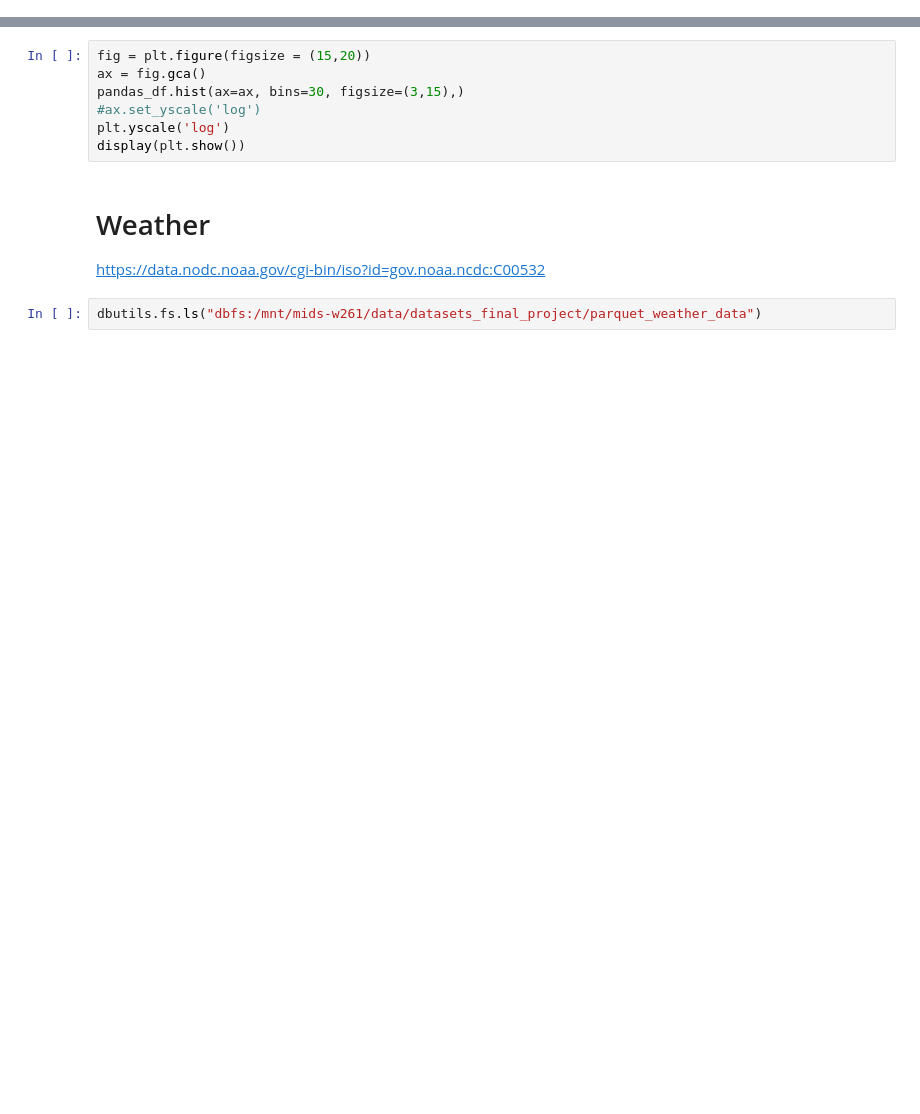
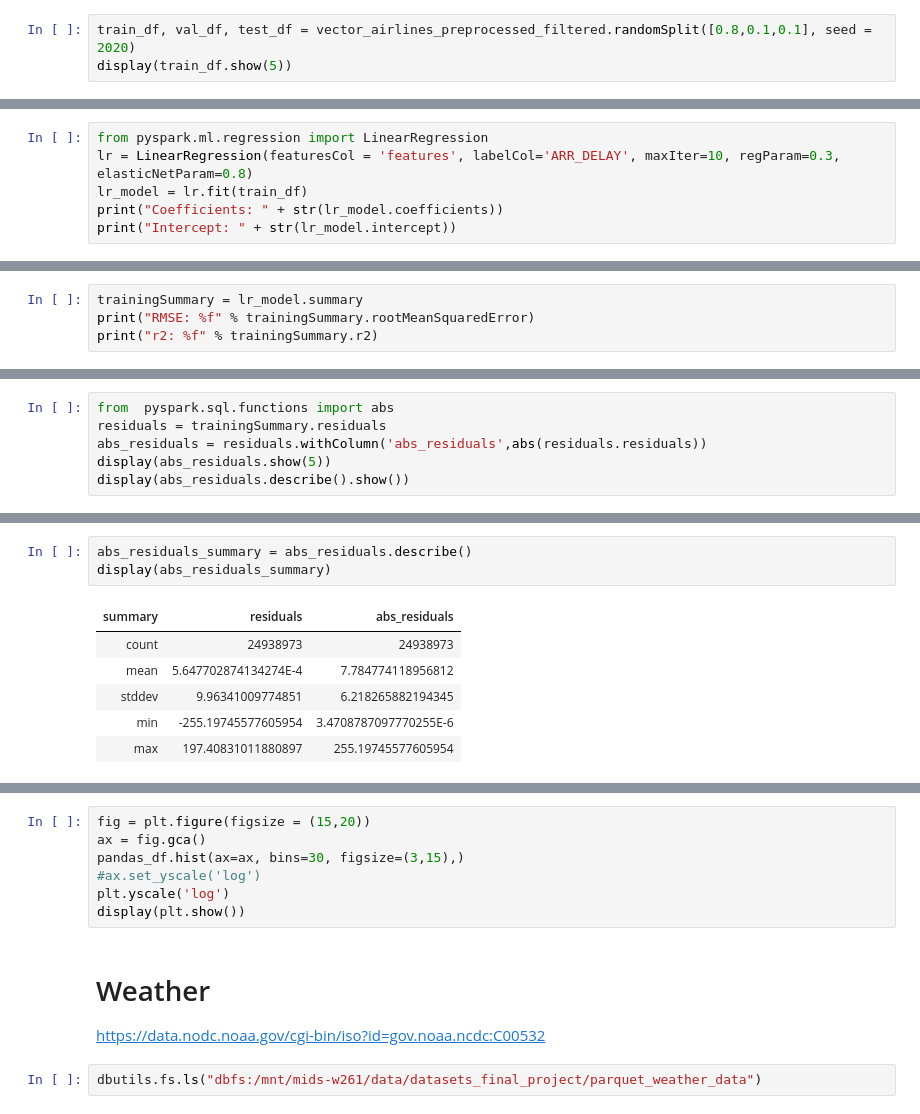
Before and after one commit to jayeshparikh/w261-project, a Jupyter notebook: AirlineDelaysWeather_WIP.ipynb, the cells around one changed output, grey strips where cells are left out. Cells and saved outputs as stored; diff of their text form; blank space fills up the shorter version.

```diff
--- a/AirlineDelaysWeather_WIP.ipynb
+++ b/AirlineDelaysWeather_WIP.ipynb
@@ -162,0 +199,3 @@ display(airlines_filtered.describe())
+# %%
+train_df, val_df, test_df = vector_airlines_preprocessed_filtered.randomSplit([0.8,0.1,0.1], seed = 2020)
+display(train_df.show(5))
@@ -162,0 +219,6 @@ display(airlines_filtered.describe())
+# %%
+from pyspark.ml.regression import LinearRegression
+lr = LinearRegression(featuresCol = 'features', labelCol='ARR_DELAY', maxIter=10, regParam=0.3, elasticNetParam=0.8)
+lr_model = lr.fit(train_df)
+print("Coefficients: " + str(lr_model.coefficients))
+print("Intercept: " + str(lr_model.intercept))
@@ -162,0 +227,4 @@ display(airlines_filtered.describe())
+# %%
+trainingSummary = lr_model.summary
+print("RMSE: %f" % trainingSummary.rootMeanSquaredError)
+print("r2: %f" % trainingSummary.r2)
@@ -162,0 +239,6 @@ display(airlines_filtered.describe())
+# %%
+from  pyspark.sql.functions import abs
+residuals = trainingSummary.residuals
+abs_residuals = residuals.withColumn('abs_residuals',abs(residuals.residuals))
+display(abs_residuals.show(5))
+display(abs_residuals.describe().show())
@@ -162,0 +247,10 @@ display(airlines_filtered.describe())
+# %%
+abs_residuals_summary = abs_residuals.describe()
+display(abs_residuals_summary)
+# %% [output]
+| summary | residuals | abs_residuals |
+| count | 24938973 | 24938973 |
+| mean | 5.647702874134274E-4 | 7.784774118956812 |
+| stddev | 9.96341009774851 | 6.218265882194345 |
+| min | -255.19745577605954 | 3.4708787097770255E-6 |
+| max | 197.40831011880897 | 255.19745577605954 |
```
Also changed, not shown: parts of 24 cells of this notebook.
